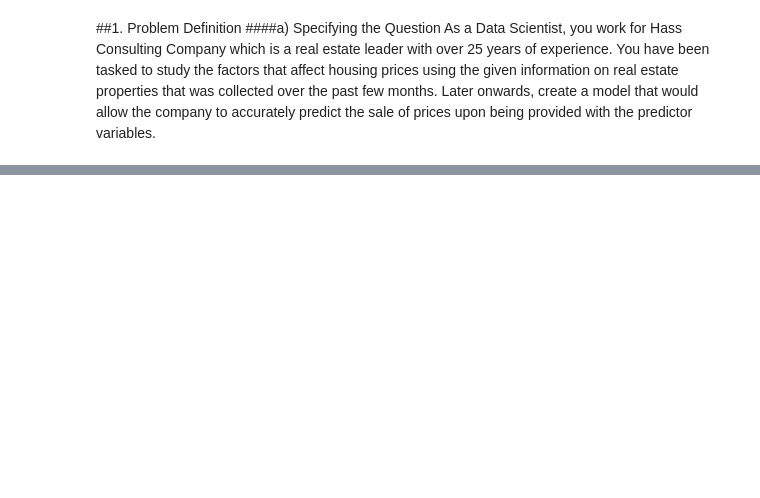
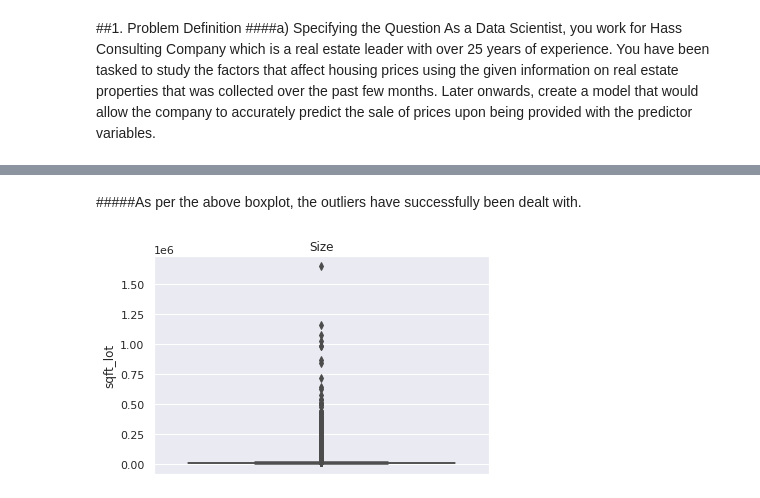
Before and after one commit to DaveChui/Machine_Learning_Regression, a Jupyter notebook: Machine_Learning_week_2_IP_04_2022_Dave_Njoroge.ipynb, the cells around one changed output, grey strips where cells are left out. Cells and saved outputs as stored; diff of their text form; code cells hidden in the pictures; blank space fills up the shorter version.

```diff
--- a/Machine_Learning_week_2_IP_04_2022_Dave_Njoroge.ipynb
+++ b/Machine_Learning_week_2_IP_04_2022_Dave_Njoroge.ipynb
@@ -39,0 +238,10 @@ from statsmodels.stats.outliers_influence import variance_inflation_factor
+# %% [markdown]
+#####As per the above boxplot, the outliers have successfully been dealt with.
+# %%
+##Checking for outliers in the sqft_lot field
+
+sns.boxplot(data=housedf, y = 'sqft_lot')
+plt.title('Size')
+plt.show()
+# %% [output]
+[figure, added]
```
Also changed, not shown: parts of 103 cells of this notebook.
